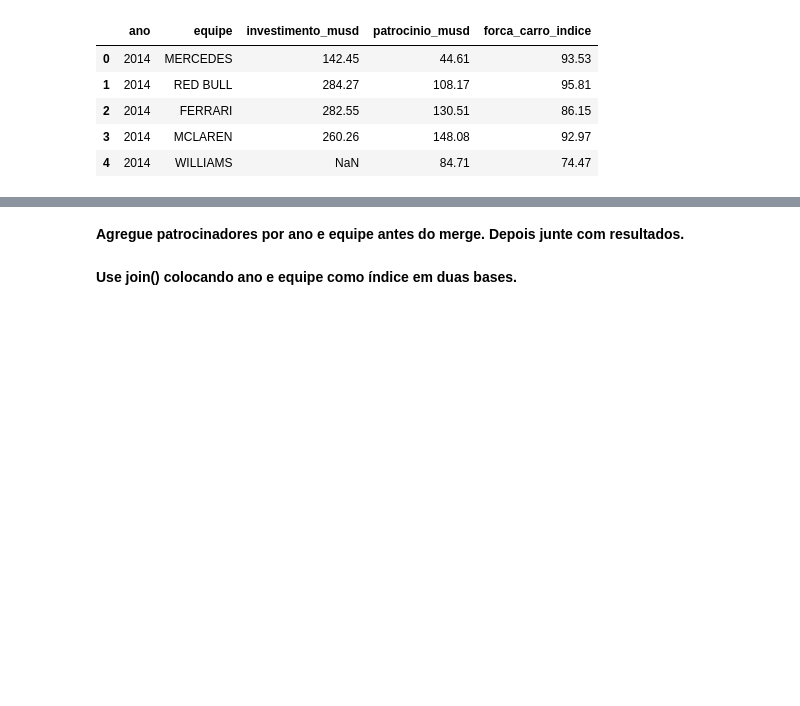
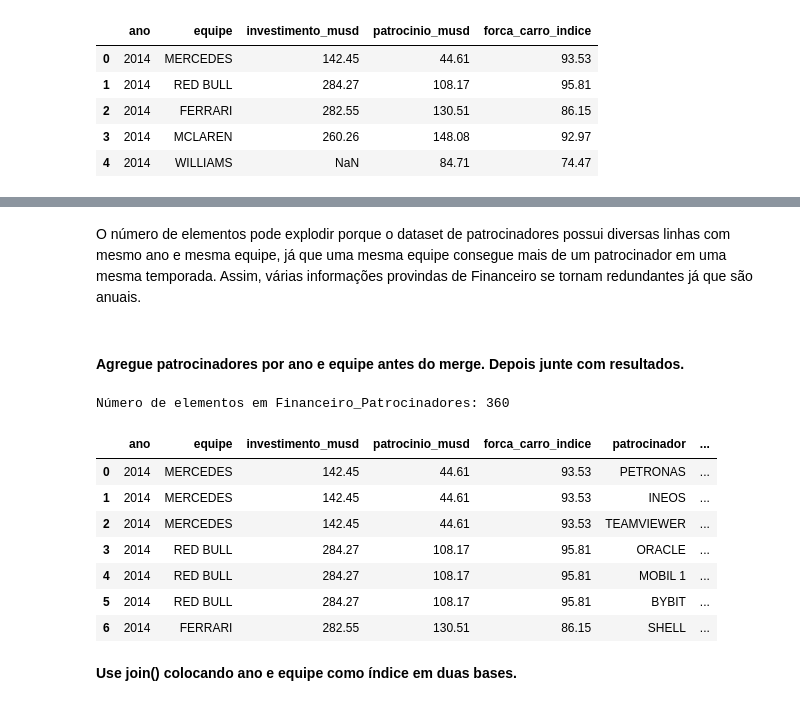
Before and after one commit to Somutt/revisao_py, a Jupyter notebook: 02_data_analysis/pandas_f1.ipynb, the cells around one changed output, grey strips where cells are left out. Drawn from its saved outputs; the diff is of its cells as text; code cells hidden in the pictures; blank space fills up the shorter version.

```diff
--- a/02_data_analysis/pandas_f1.ipynb
+++ b/02_data_analysis/pandas_f1.ipynb
@@ -1557,7 +1585,22 @@ Número de elementos em Resultado_Financeiro Outer Merge: 4860
+# %% [markdown]
+O número de elementos pode explodir porque o dataset de patrocinadores possui diversas linhas com mesmo ano e mesma equipe, já que uma mesma equipe consegue mais de um patrocinador em uma mesma temporada. Assim, várias informações provindas de Financeiro se tornam redundantes já que são anuais.
 # %% [markdown]
-**Agregue patrocinadores por **ano** e **equipe** antes do merge. Depois junte com resultados.**
+#### **Agregue patrocinadores por **ano** e **equipe** antes do merge. Depois junte com resultados.**
 # %%
-# Escreva sua resposta aqui
+financ_patrocinadores_df = pd.merge(financeiro_df, patrocinadores_df, on=['ano', 'equipe'], how='inner')
+
+print('Número de elementos em Financeiro_Patrocinadores:', len(financ_patrocinadores_df))
+financ_patrocinadores_df.head(7)
+# %% [output]
+Número de elementos em Financeiro_Patrocinadores: 360
+|  | ano | equipe | investimento_musd | patrocinio_musd | forca_carro_indice | patrocinador | ... |
+| 0 | 2014 | MERCEDES | 142.45 | 44.61 | 93.53 | PETRONAS | ... |
+| 1 | 2014 | MERCEDES | 142.45 | 44.61 | 93.53 | INEOS | ... |
+| 2 | 2014 | MERCEDES | 142.45 | 44.61 | 93.53 | TEAMVIEWER | ... |
+| 3 | 2014 | RED BULL | 284.27 | 108.17 | 95.81 | ORACLE | ... |
+| 4 | 2014 | RED BULL | 284.27 | 108.17 | 95.81 | MOBIL 1 | ... |
+| 5 | 2014 | RED BULL | 284.27 | 108.17 | 95.81 | BYBIT | ... |
+| 6 | 2014 | FERRARI | 282.55 | 130.51 | 86.15 | SHELL | ... |
 # %% [markdown]
 **Use **join()** colocando **ano** e **equipe** como índice em duas bases.**
 # %%
```
Also changed, not shown: parts of 6 cells of this notebook.
